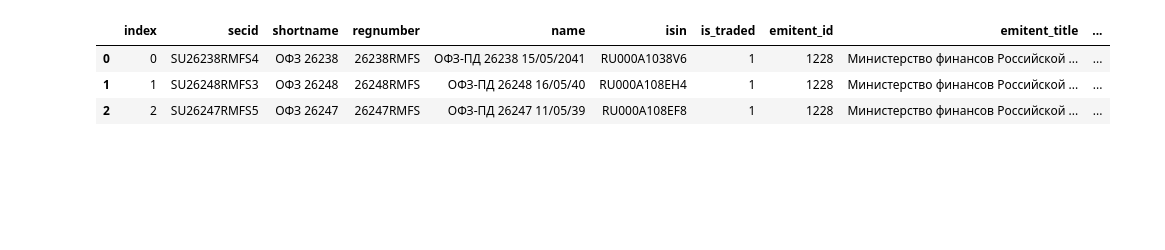
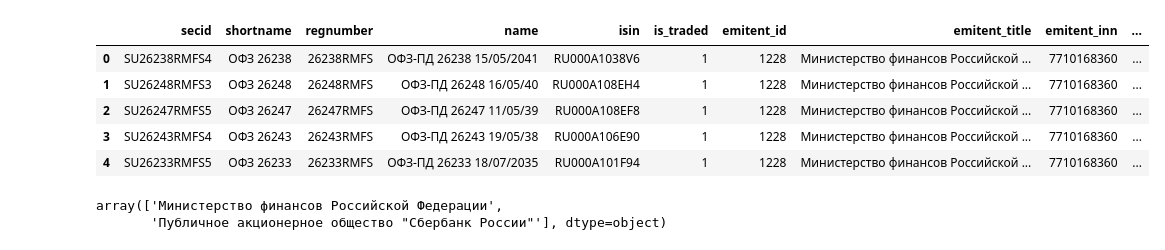
Before and after one commit to TheDrunkenBear/Optimal-OFZ-Entry, a Jupyter notebook: MOEX_Research.ipynb, the cells around one changed output. Cells and saved outputs as stored; diff of their text form; code cells hidden in the pictures; blank space fills up the shorter version.

```diff
--- a/MOEX_Research.ipynb
+++ b/MOEX_Research.ipynb
@@ -4,6 +2,8 @@
 # Зависимости
 import requests
 import pandas as pd
+# %%
+BASE_URL = "https://iss.moex.com/iss/"
 # %%
 def get_ofz_securities(i: int) -> tuple[pd.DataFrame, int]:
   """ get_securities
@@ -17,7 +17,7 @@ def get_ofz_securities(i: int) -> tuple[pd.DataFrame, int]:
     Таблица облигаций и размер таблицы.
   """
   response_securities = requests.get(
-      url="https://iss.moex.com/iss/securities.json",
+      url=BASE_URL + "securities.json",
       params={
           # Фондовый рынок
           "engine": "stock",
@@ -52,11 +52,18 @@ while True:
   i += 1
 # %%
 # Объединяем полученные данные
-securities_data = pd.concat(securities).reset_index()
+securities_data = pd.concat(securities).reset_index(drop=True)
 # %%
-display(securities_data.head(3))
+display(securities_data.head())
 # %% [output]
-|  | index | secid | shortname | regnumber | name | isin | is_traded | emitent_id | emitent_title | ... |
-| 0 | 0 | SU26238RMFS4 | ОФЗ 26238 | 26238RMFS | ОФЗ-ПД 26238 15/05/2041 | RU000A1038V6 | 1 | 1228 | Министерство финансов Российской ... | ... |
-| 1 | 1 | SU26248RMFS3 | ОФЗ 26248 | 26248RMFS | ОФЗ-ПД 26248 16/05/40 | RU000A108EH4 | 1 | 1228 | Министерство финансов Российской ... | ... |
-| 2 | 2 | SU26247RMFS5 | ОФЗ 26247 | 26247RMFS | ОФЗ-ПД 26247 11/05/39 | RU000A108EF8 | 1 | 1228 | Министерство финансов Российской ... | ... |
+|  | secid | shortname | regnumber | name | isin | is_traded | emitent_id | emitent_title | emitent_inn | ... |
+| 0 | SU26238RMFS4 | ОФЗ 26238 | 26238RMFS | ОФЗ-ПД 26238 15/05/2041 | RU000A1038V6 | 1 | 1228 | Министерство финансов Российской ... | 7710168360 | ... |
+| 1 | SU26248RMFS3 | ОФЗ 26248 | 26248RMFS | ОФЗ-ПД 26248 16/05/40 | RU000A108EH4 | 1 | 1228 | Министерство финансов Российской ... | 7710168360 | ... |
+| 2 | SU26247RMFS5 | ОФЗ 26247 | 26247RMFS | ОФЗ-ПД 26247 11/05/39 | RU000A108EF8 | 1 | 1228 | Министерство финансов Российской ... | 7710168360 | ... |
+| 3 | SU26243RMFS4 | ОФЗ 26243 | 26243RMFS | ОФЗ-ПД 26243 19/05/38 | RU000A106E90 | 1 | 1228 | Министерство финансов Российской ... | 7710168360 | ... |
+| 4 | SU26233RMFS5 | ОФЗ 26233 | 26233RMFS | ОФЗ-ПД 26233 18/07/2035 | RU000A101F94 | 1 | 1228 | Министерство финансов Российской ... | 7710168360 | ... |
+# %%
+securities_data["emitent_title"].unique()
+# %% [output]
+array(['Министерство финансов Российской Федерации',
+       'Публичное акционерное общество "Сбербанк России"'], dtype=object)
```
Also changed, not shown: parts of 8 cells of this notebook.
